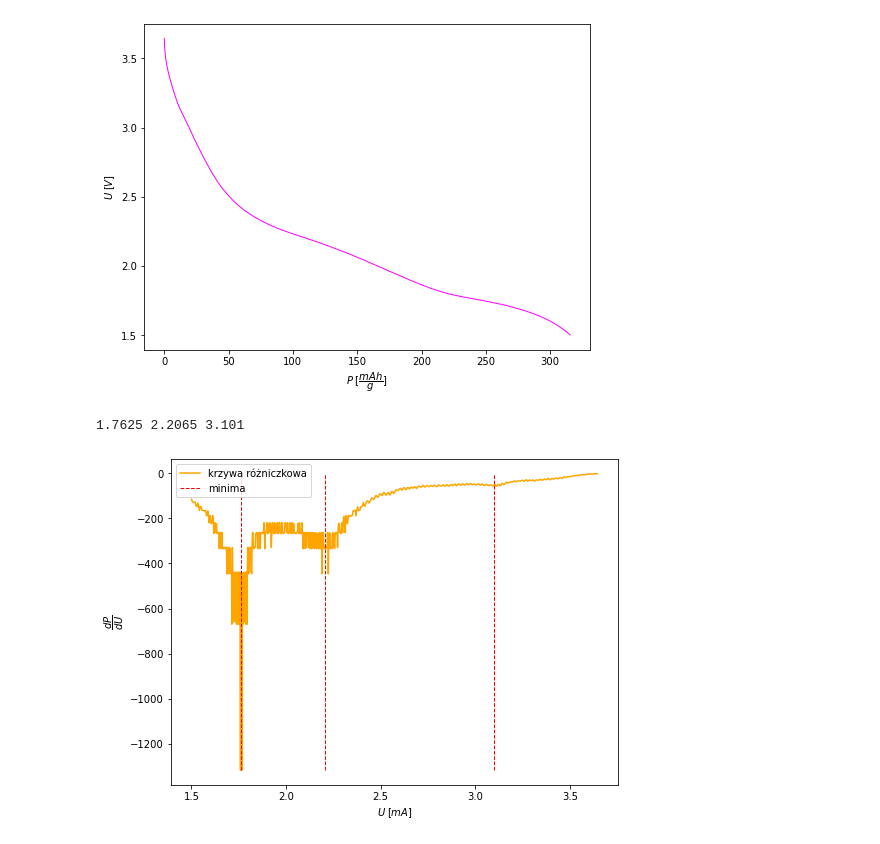
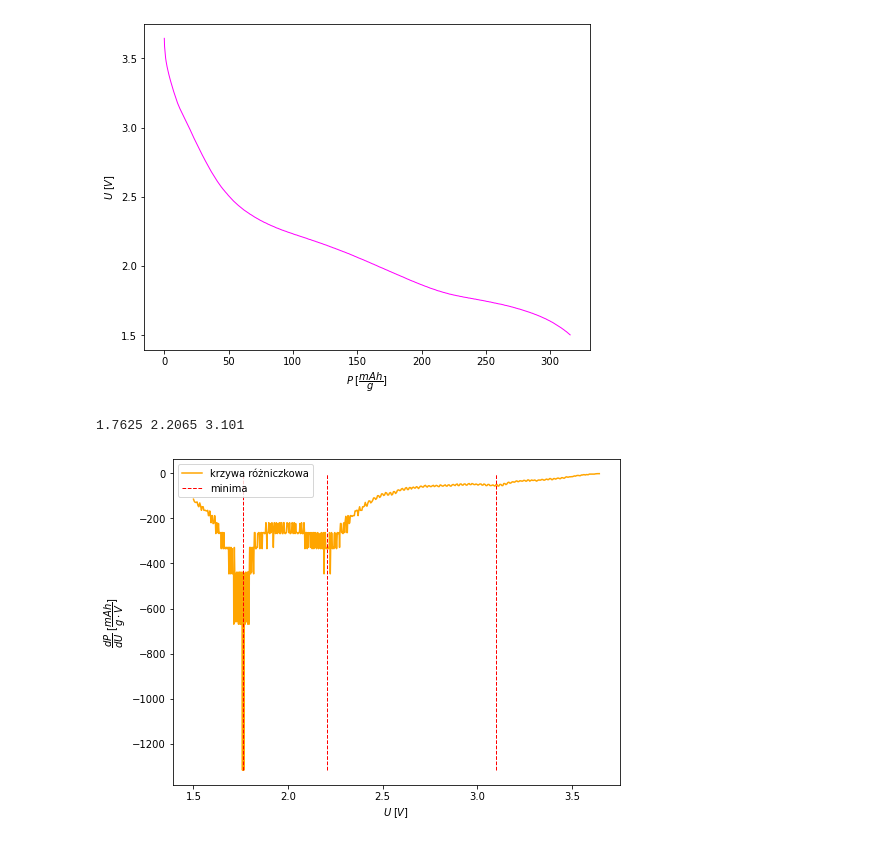
Before and after one commit to ficnawode/WDFCS_projekt_1, a Jupyter notebook: zad2.ipynb, the cells around one changed output. Drawn from its saved outputs; the diff is of its cells as text; code cells hidden in the pictures.

```diff
--- a/zad2.ipynb
+++ b/zad2.ipynb
@@ -56,26 +56,26 @@ df['dP/dU'] = df['dP']/df['dU']
 # %%
 
 plt.figure(figsize=(8,6))
 
 dotcolor = 'orange'
 plt.plot(df['U'], df['dP/dU'], color=dotcolor, label = 'krzywa różniczkowa')
 
 def find_min_in_range(df, U_min, U_max):
     df_working = df.iloc[np.where((df['U'] > U_min) & (df['U'] < U_max))]
     return (df_working['U'].loc[df_working['dP/dU'] == df_working['dP/dU'].min()]).mean()
 
 min1 = find_min_in_range(df, 1.5,2)
 min2 = find_min_in_range(df, 2.0,2.5)
 min3 = find_min_in_range(df, 3.0,3.3)
 
 plt.vlines(x=[min1,min2,min3], ymin = df['dP/dU'].min(), ymax=df['dP/dU'].max(), linestyles='--', color = 'red', linewidth = 1, label = 'minima')
 
 print(min1, min2, min3)
-plt.xlabel(r"$U \; [mA]$")
-plt.ylabel(r"$\dfrac{dP}{dU}$")
+plt.xlabel(r"$U \; [V]$")
+plt.ylabel(r"$\dfrac{dP}{dU} \; [\dfrac{mAh}{g \cdot V}]$")
 plt.legend()
 plt.savefig('out/wyk_dP_po_dU_od_u.jpg')
 plt.show()
 # %% [output]
 1.7625 2.2065 3.101
-[figure, old version]
+[figure, new version]
```
Also changed, not shown: 1 other file.
